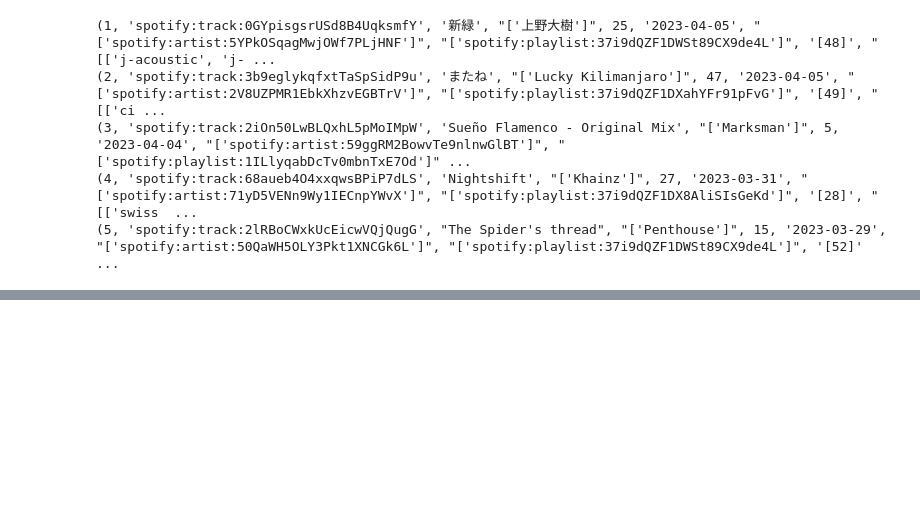
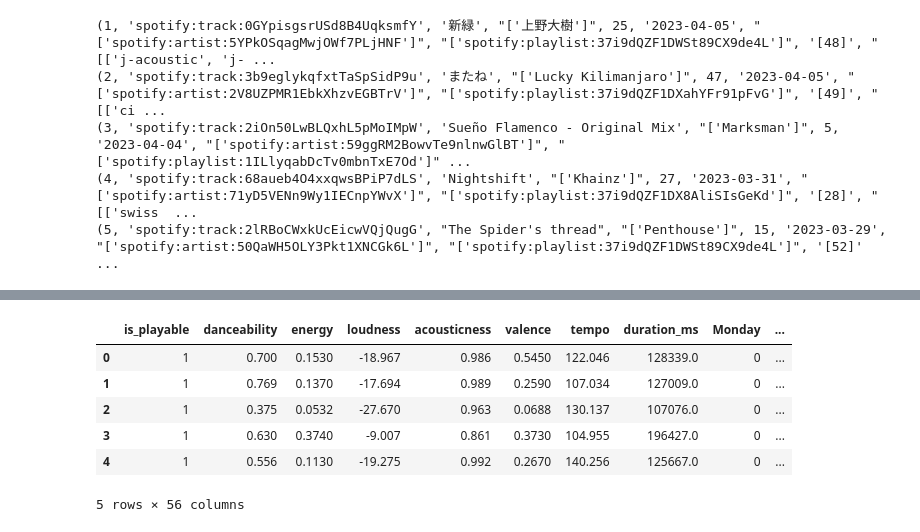
Before and after one commit to kcwaggs/project-4, a Jupyter notebook: resources/sql-resources/sql.ipynb, the cells around one changed output, grey strips where cells are left out. Cells and saved outputs as stored; diff of their text form; code cells hidden in the pictures; blank space fills up the shorter version.

```diff
--- a/resources/sql-resources/sql.ipynb
+++ b/resources/sql-resources/sql.ipynb
@@ -145,0 +380,10 @@ with open(additional_attributes_csv, 'w', newline='') as file:
+# %%
+model_eight_df.head()
+# %% [output]
+|  | is_playable | danceability | energy | loudness | acousticness | valence | tempo | duration_ms | Monday | ... |
+| 0 | 1 | 0.700 | 0.1530 | -18.967 | 0.986 | 0.5450 | 122.046 | 128339.0 | 0 | ... |
+| 1 | 1 | 0.769 | 0.1370 | -17.694 | 0.989 | 0.2590 | 107.034 | 127009.0 | 0 | ... |
+| 2 | 1 | 0.375 | 0.0532 | -27.670 | 0.963 | 0.0688 | 130.137 | 107076.0 | 0 | ... |
+| 3 | 1 | 0.630 | 0.3740 | -9.007 | 0.861 | 0.3730 | 104.955 | 196427.0 | 0 | ... |
+| 4 | 1 | 0.556 | 0.1130 | -19.275 | 0.992 | 0.2670 | 140.256 | 125667.0 | 0 | ... |
+5 rows × 56 columns
```
Also changed, not shown: parts of 19 cells of this notebook.
